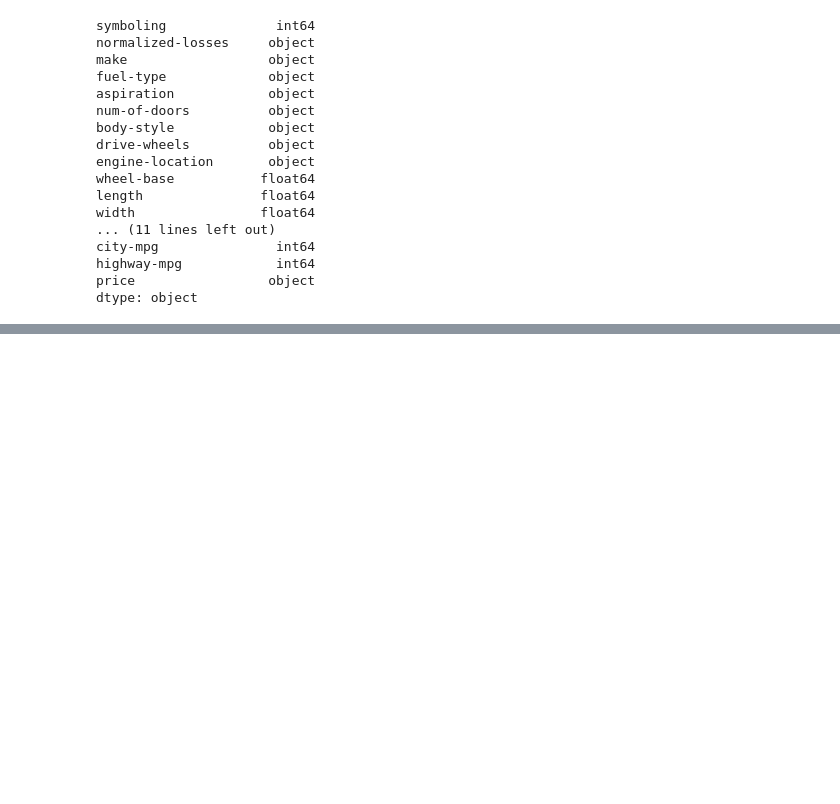
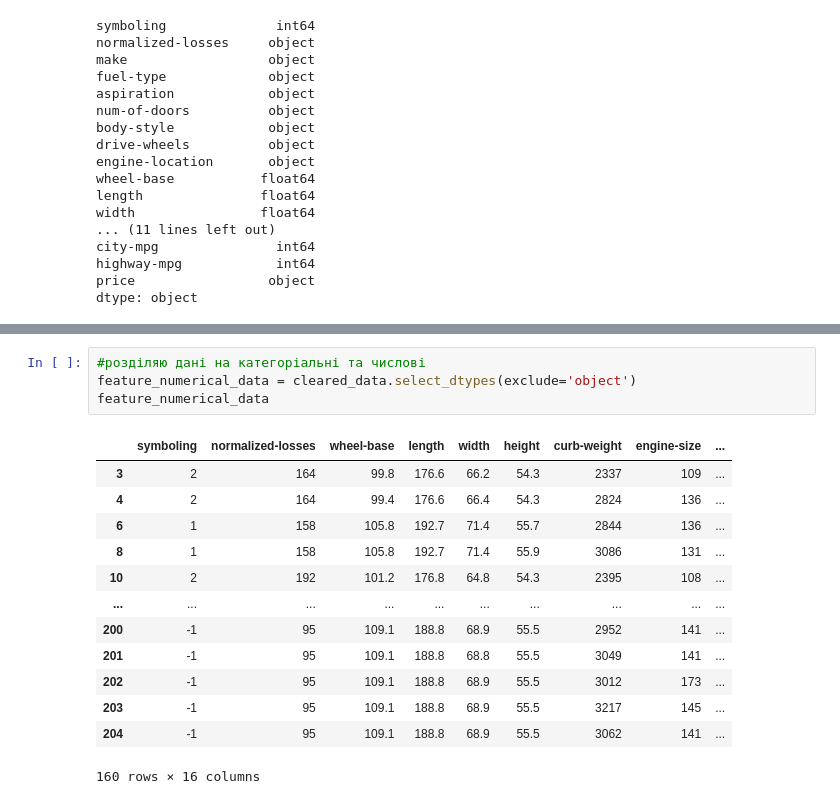
Before and after one commit to Nerdan0/DataScienceCourse, a Jupyter notebook: DS_lab_3/DS_lab_3.ipynb, the cells around one changed output, grey strips where cells are left out. Drawn from its saved outputs; the diff is of its cells as text; blank space fills up the shorter version.

```diff
--- a/DS_lab_3/DS_lab_3.ipynb
+++ b/DS_lab_3/DS_lab_3.ipynb
@@ -193,0 +324,18 @@ sns.heatmap(data.corr())
+# %%
+#розділяю дані на категоріальні та числові
+feature_numerical_data = cleared_data.select_dtypes(exclude='object')
+feature_numerical_data
+# %% [output]
+|  | symboling | normalized-losses | wheel-base | length | width | height | curb-weight | engine-size | ... |
+| 3 | 2 | 164 | 99.8 | 176.6 | 66.2 | 54.3 | 2337 | 109 | ... |
+| 4 | 2 | 164 | 99.4 | 176.6 | 66.4 | 54.3 | 2824 | 136 | ... |
+| 6 | 1 | 158 | 105.8 | 192.7 | 71.4 | 55.7 | 2844 | 136 | ... |
+| 8 | 1 | 158 | 105.8 | 192.7 | 71.4 | 55.9 | 3086 | 131 | ... |
+| 10 | 2 | 192 | 101.2 | 176.8 | 64.8 | 54.3 | 2395 | 108 | ... |
+| ... | ... | ... | ... | ... | ... | ... | ... | ... | ... |
+| 200 | -1 | 95 | 109.1 | 188.8 | 68.9 | 55.5 | 2952 | 141 | ... |
+| 201 | -1 | 95 | 109.1 | 188.8 | 68.8 | 55.5 | 3049 | 141 | ... |
+| 202 | -1 | 95 | 109.1 | 188.8 | 68.9 | 55.5 | 3012 | 173 | ... |
+| 203 | -1 | 95 | 109.1 | 188.8 | 68.9 | 55.5 | 3217 | 145 | ... |
+| 204 | -1 | 95 | 109.1 | 188.8 | 68.9 | 55.5 | 3062 | 141 | ... |
+160 rows × 16 columns
```
Also changed, not shown: parts of 15 cells of this notebook.
